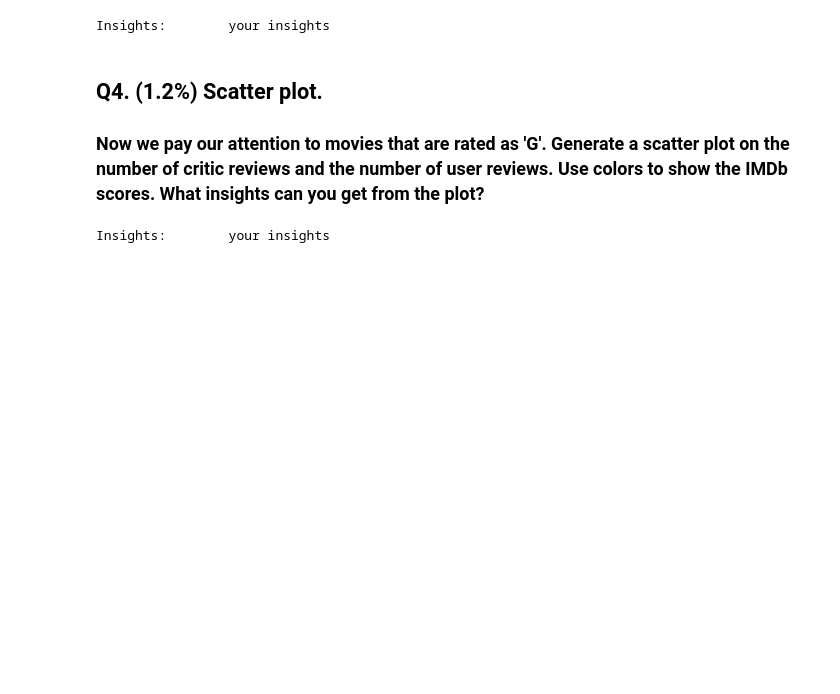
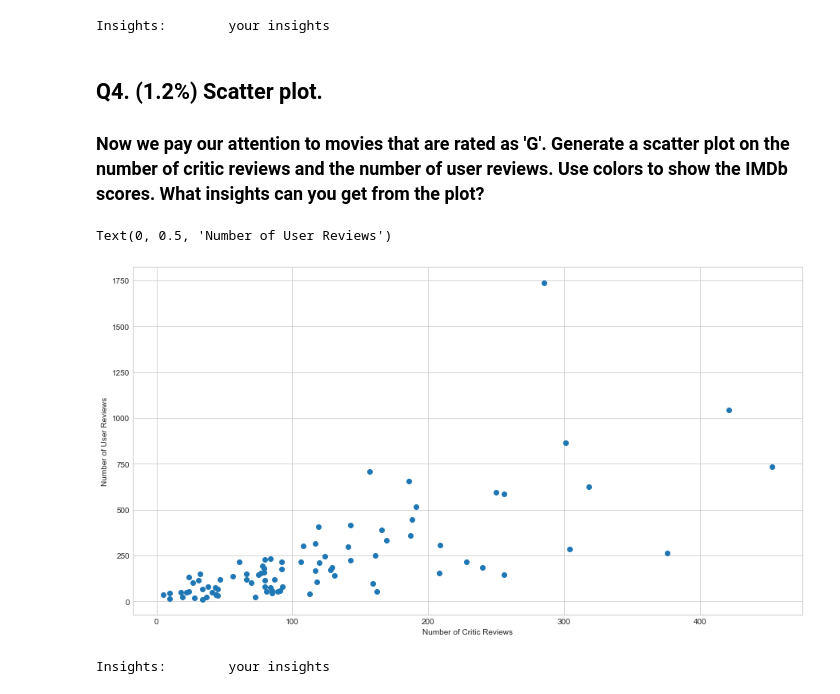
Before and after one commit to carlit-os/datasci_hw2_plots, a Jupyter notebook: HW2.ipynb, the cells around one changed output. Drawn from its saved outputs; the diff is of its cells as text; code cells hidden in the pictures; blank space fills up the shorter version.

```diff
--- a/HW2.ipynb
+++ b/HW2.ipynb
@@ -85,3 +124,19 @@ Insights:        your insights
+# %%
+gCritics
+
+
+df_gUser = df_Grated["num_user_for_reviews"]
+gUsers = df_gUser.tolist()
+
+plt.figure(figsize=(15,8))
+
+plt.plot(gCritics,gUsers, 'o')
+plt.xlabel("Number of Critic Reviews")
+plt.ylabel("Number of User Reviews")
+##TODO
+# %% [output]
+Text(0, 0.5, 'Number of User Reviews')
+[figure, added]
 # %%
 ##TODO
 insights = 'your insights'
```
Also changed, not shown: parts of 6 cells of this notebook.
